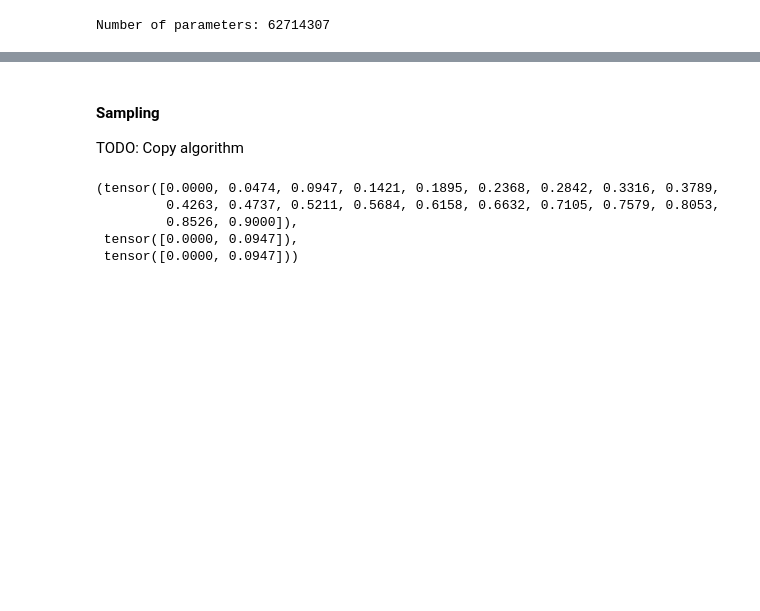
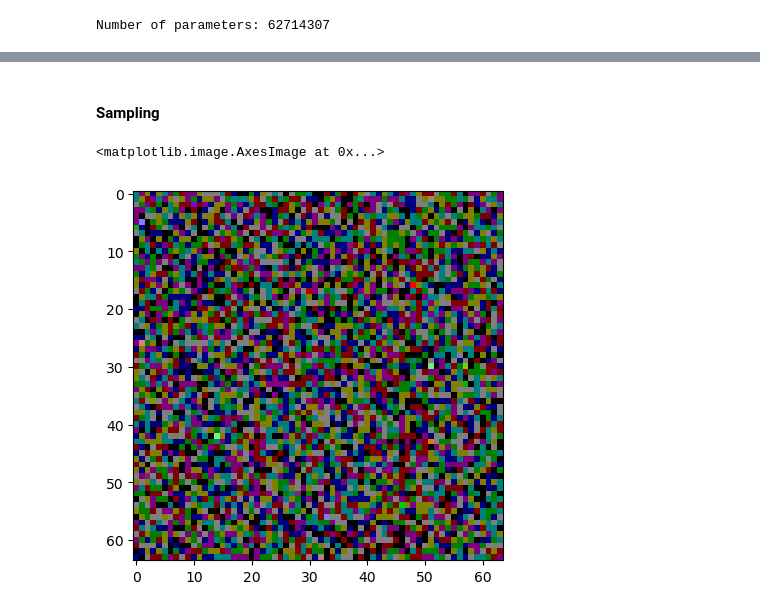
Before and after one commit to thefirebanks/research-papers, a Jupyter notebook: diffusion/ddpm.ipynb, the cells around one changed output, grey strips where cells are left out. Cells and saved outputs as stored; diff of their text form; code cells hidden in the pictures; blank space fills up the shorter version.

Commit message:
Made it work with 1 epoch

```diff
--- a/diffusion/ddpm.ipynb
+++ b/diffusion/ddpm.ipynb
@@ -338,20 +344,23 @@ Number of parameters: 62714307
 # %%
-NUM_EPOCHS = 10
+NUM_EPOCHS = 1
 LEARNING_RATE = 0.001
+noise_steps = 1000
+IMG_SIZE = 64
+start, end = 1e-4, 0.02
 
 mse = nn.MSELoss()
 optimizer = optim.Adam(model.parameters(), lr=LEARNING_RATE)
+betas = torch.linspace(start, end, noise_steps)
 
-def sample_timesteps(n_timesteps):
-    pass
 
-def sample_images(n_images):
-    pass
+def sample_timesteps(n_timesteps, noise_steps):
+    return torch.randint(low=1, high=noise_steps, size=(n_timesteps,))
+
 
 def train():
     for epoch in range(NUM_EPOCHS):
         for i, (images, _) in enumerate(tqdm(dataloader)):
-            t = sample_timesteps(images.shape[0])
+            t = sample_timesteps(images.shape[0], noise_steps)
             x_t, noise = forward_diffusion(images, t, betas)
             predicted_noise = model(x_t, t)
             loss = mse(noise, predicted_noise)
@@ -362,13 +375,3 @@ def train():
 # %% [markdown]
 #### Sampling
-
-TODO: Copy algorithm
-# %%
-betas, betas[[0, 2]], betas.gather(-1, torch.tensor([0, 2]))
-# %% [output]
-(tensor([0.0000, 0.0474, 0.0947, 0.1421, 0.1895, 0.2368, 0.2842, 0.3316, 0.3789,
-         0.4263, 0.4737, 0.5211, 0.5684, 0.6158, 0.6632, 0.7105, 0.7579, 0.8053,
-         0.8526, 0.9000]),
- tensor([0.0000, 0.0947]),
- tensor([0.0000, 0.0947]))
 # %%
@@ -382,0 +411,12 @@ def sample_plot_image():
+# %%
+noise_steps = 1000
+betas = torch.linspace(start, end, noise_steps)
+alphas = 1. - betas
+alpha_hats = torch.cumprod(alphas, axis=0)
+
+sample = sample_images(2, model)
+# %%
+plt.imshow(reverse_transforms(sample[0]))
+# %% [output]
+<matplotlib.image.AxesImage at 0x...>
+[figure, added]
```
Also changed, not shown: parts of 15 cells of this notebook.
